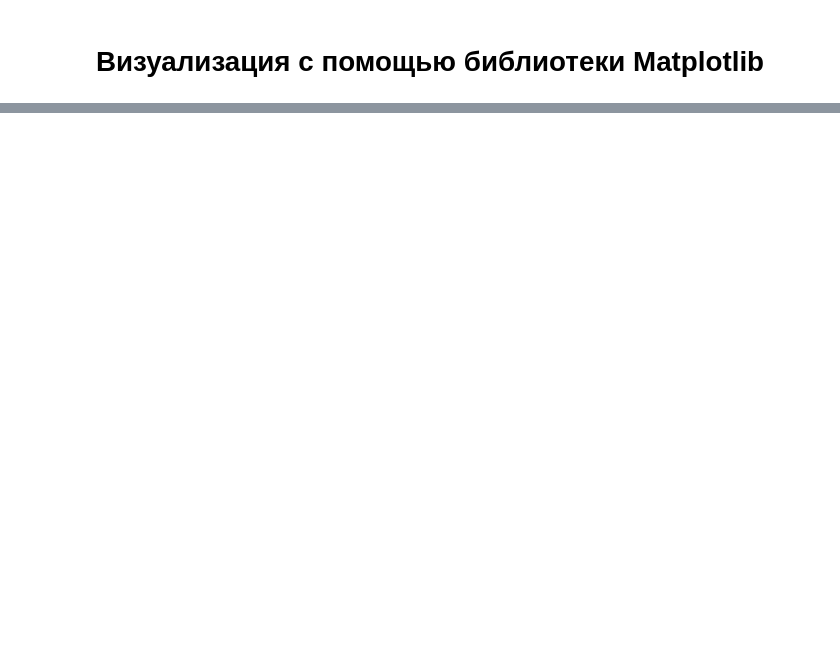
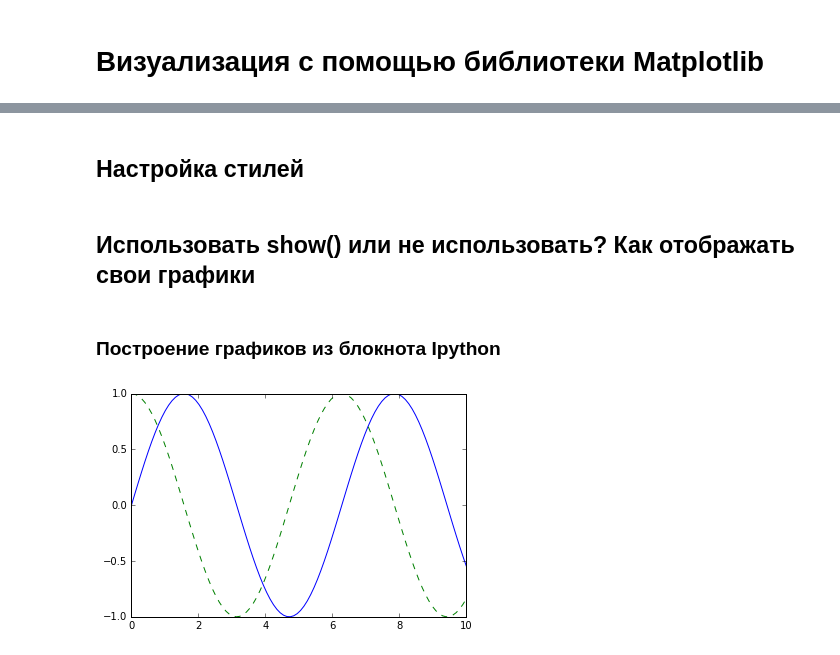
Before and after one commit to ensofter/python_for_difficult_tasks, a Jupyter notebook: Part 4 - Visualization with Matplotlib.ipynb, the cells around one changed output, grey strips where cells are left out. Saved outputs shown, nothing was run; the diff lists cells and outputs as text; code cells hidden in the pictures; blank space fills up the shorter version.

Commit message:
Labling plots

```diff
--- a/Part 4 - Visualization with Matplotlib.ipynb
+++ b/Part 4 - Visualization with Matplotlib.ipynb
@@ -23,0 +10,9 @@ s = [1, 2, 3, 4, 5]
+# %% [markdown]
+## Настройка стилей
+# %%
+# classic - классический стиль библиотеки Matplotlib
+plt.style.use('classic')
+# %% [markdown]
+## Использовать show() или не использовать? Как отображать свои графики
+# %% [markdown]
+### Построение графиков из блокнота Ipython
@@ -23,0 +22,9 @@ s = [1, 2, 3, 4, 5]
+# %%
+import numpy as np
+x = np.linspace(0, 10, 100)
+
+fig = plt.figure()
+plt.plot(x, np.sin(x), '-')
+plt.plot(x, np.cos(x), '--');
+# %% [output]
+[figure, added]
```
Also changed, not shown: parts of 29 cells of this notebook.
